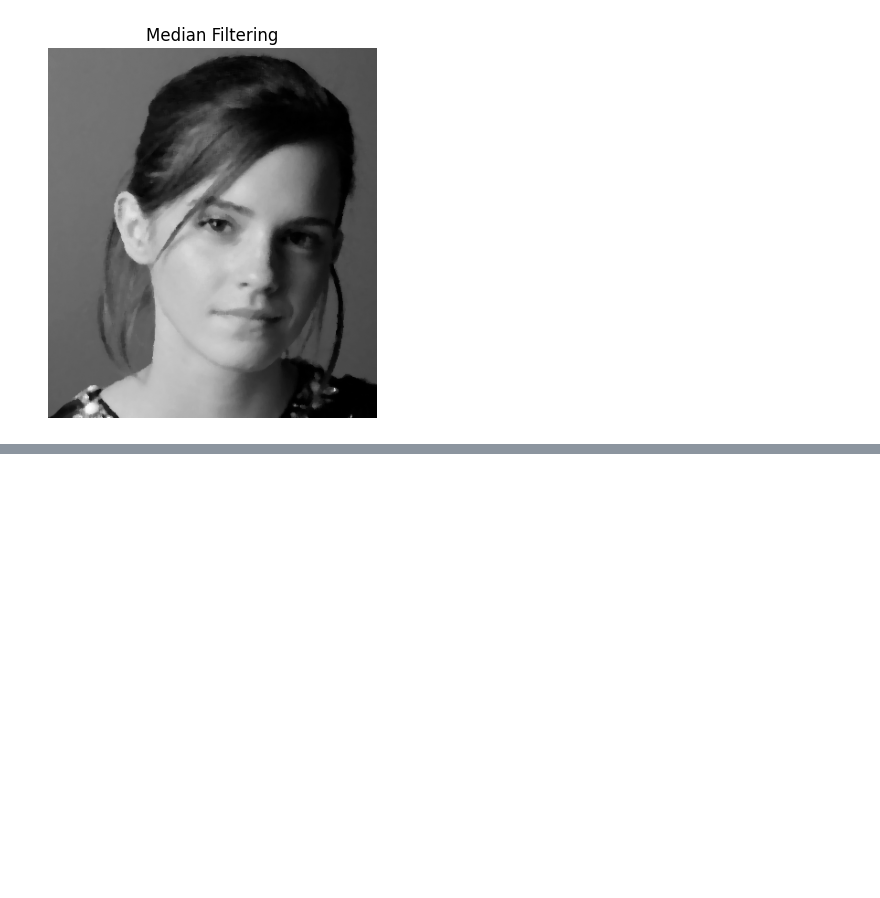
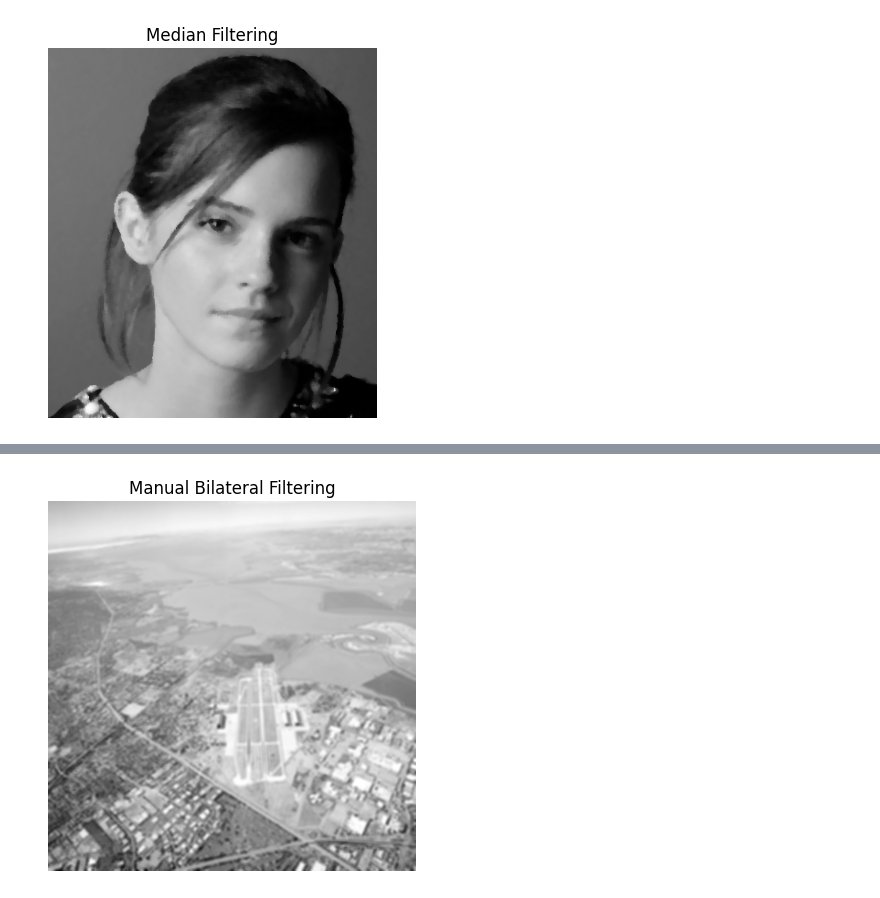
Before and after one commit to nawamperera08-art/assignment, a Jupyter notebook: 0041EE.ipynb, the cells around one changed output, grey strips where cells are left out. Cells and saved outputs as stored; diff of their text form; code cells hidden in the pictures; blank space fills up the shorter version.

```diff
--- a/0041EE.ipynb
+++ b/0041EE.ipynb
@@ -409,0 +428,34 @@ plt.show()
+# %%
+#Q10 part a
+import cv2 as cv
+import numpy as np
+import matplotlib.pyplot as plt
+
+img = cv.imread(r'C:\Users\Nawam Perera\Downloads\runway.png', cv.IMREAD_GRAYSCALE)
+
+def bilateral_filter(img, d, sigma_s, sigma_r):
+    pad = d // 2
+    padded = cv.copyMakeBorder(img, pad, pad, pad, pad, cv.BORDER_REFLECT)
+    out = np.zeros_like(img)
+
+    ax = np.arange(-pad, pad+1)
+    x, y = np.meshgrid(ax, ax)
+    spatial = np.exp(-(x**2 + y**2)/(2*sigma_s**2))
+
+    for i in range(img.shape[0]):
+        for j in range(img.shape[1]):
+            region = padded[i:i+d, j:j+d]
+            range_w = np.exp(-((region - img[i,j])**2)/(2*sigma_r**2))
+            weights = spatial * range_w
+            out[i,j] = np.sum(weights * region) / np.sum(weights)
+
+    return out.astype(np.uint8)
+
+out_manual = bilateral_filter(img, 9, 3, 75)
+
+plt.imshow(out_manual, cmap='gray')
+plt.title("Manual Bilateral Filtering")
+plt.axis('off')
+plt.show()
+# %% [output]
+[figure, added]
```
Also changed, not shown: parts of 4 cells of this notebook.
